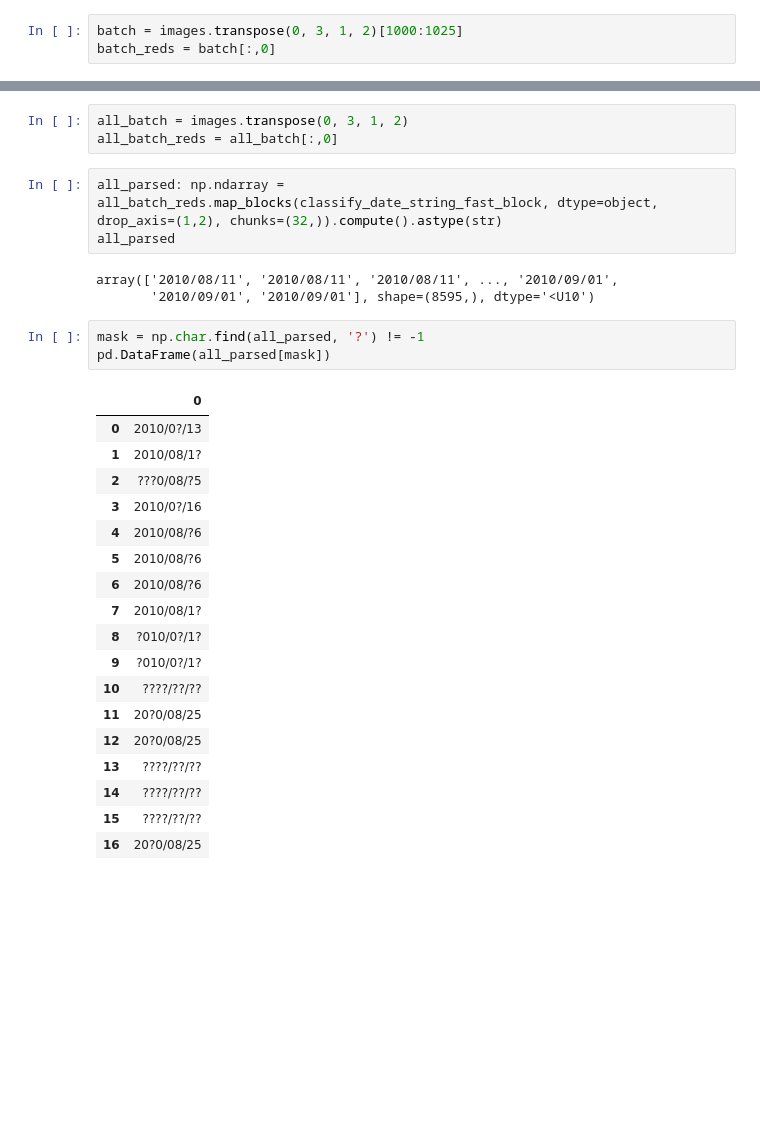
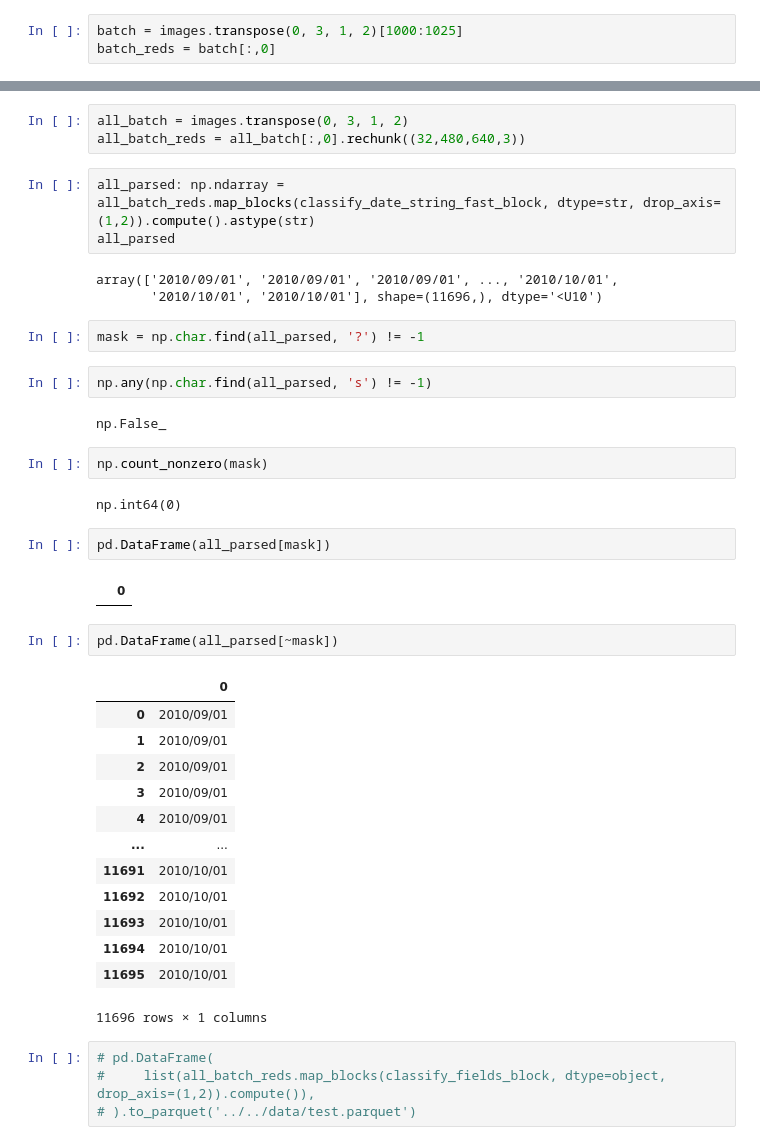
Before and after one commit to jfreuden/allsky-light-pollution, a Jupyter notebook: notebooks/exploratory/brute-force-parse.ipynb, the cells around one changed output, grey strips where cells are left out. Saved outputs shown, nothing was run; the diff lists cells and outputs as text; blank space fills up the shorter version.

```diff
--- a/notebooks/exploratory/brute-force-parse.ipynb
+++ b/notebooks/exploratory/brute-force-parse.ipynb
@@ -242,31 +341,43 @@ array(['2010/08/15', '2010/08/15', '2010/08/15', '2010/08/15',
 # %%
 all_batch = images.transpose(0, 3, 1, 2)
-all_batch_reds = all_batch[:,0]
+all_batch_reds = all_batch[:,0].rechunk((32,480,640,3))
 # %%
-all_parsed: np.ndarray = all_batch_reds.map_blocks(classify_date_string_fast_block, dtype=object, drop_axis=(1,2), chunks=(32,)).compute().astype(str)
+all_parsed: np.ndarray = all_batch_reds.map_blocks(classify_date_string_fast_block, dtype=str, drop_axis=(1,2)).compute().astype(str)
 all_parsed
 # %% [output]
-array(['2010/08/11', '2010/08/11', '2010/08/11', ..., '2010/09/01',
-       '2010/09/01', '2010/09/01'], shape=(8595,), dtype='<U10')
+array(['2010/09/01', '2010/09/01', '2010/09/01', ..., '2010/10/01',
+       '2010/10/01', '2010/10/01'], shape=(11696,), dtype='<U10')
 # %%
 mask = np.char.find(all_parsed, '?') != -1
-pd.DataFrame(all_parsed[mask])
-# %% [output]
-|  | 0 |
-| 0 | 2010/0?/13 |
-| 1 | 2010/08/1? |
-| 2 | ???0/08/?5 |
-| 3 | 2010/0?/16 |
-| 4 | 2010/08/?6 |
-| 5 | 2010/08/?6 |
-| 6 | 2010/08/?6 |
-| 7 | 2010/08/1? |
-| 8 | ?010/0?/1? |
-| 9 | ?010/0?/1? |
-| 10 | ????/??/?? |
-| 11 | 20?0/08/25 |
-| 12 | 20?0/08/25 |
-| 13 | ????/??/?? |
-| 14 | ????/??/?? |
-| 15 | ????/??/?? |
-| 16 | 20?0/08/25 |
+# %%
+np.any(np.char.find(all_parsed, 's') != -1)
+# %% [output]
+np.False_
+# %%
+np.count_nonzero(mask)
+# %% [output]
+np.int64(0)
+# %%
+pd.DataFrame(all_parsed[mask])
+# %% [output]
+|  | 0 |
+# %%
+pd.DataFrame(all_parsed[~mask])
+# %% [output]
+|  | 0 |
+| 0 | 2010/09/01 |
+| 1 | 2010/09/01 |
+| 2 | 2010/09/01 |
+| 3 | 2010/09/01 |
+| 4 | 2010/09/01 |
+| ... | ... |
+| 11691 | 2010/10/01 |
+| 11692 | 2010/10/01 |
+| 11693 | 2010/10/01 |
+| 11694 | 2010/10/01 |
+| 11695 | 2010/10/01 |
+11696 rows × 1 columns
+# %%
+# pd.DataFrame(
+#     list(all_batch_reds.map_blocks(classify_fields_block, dtype=object, drop_axis=(1,2)).compute()),
+# ).to_parquet('../../data/test.parquet')
```
Also changed, not shown: parts of 8 cells of this notebook.
